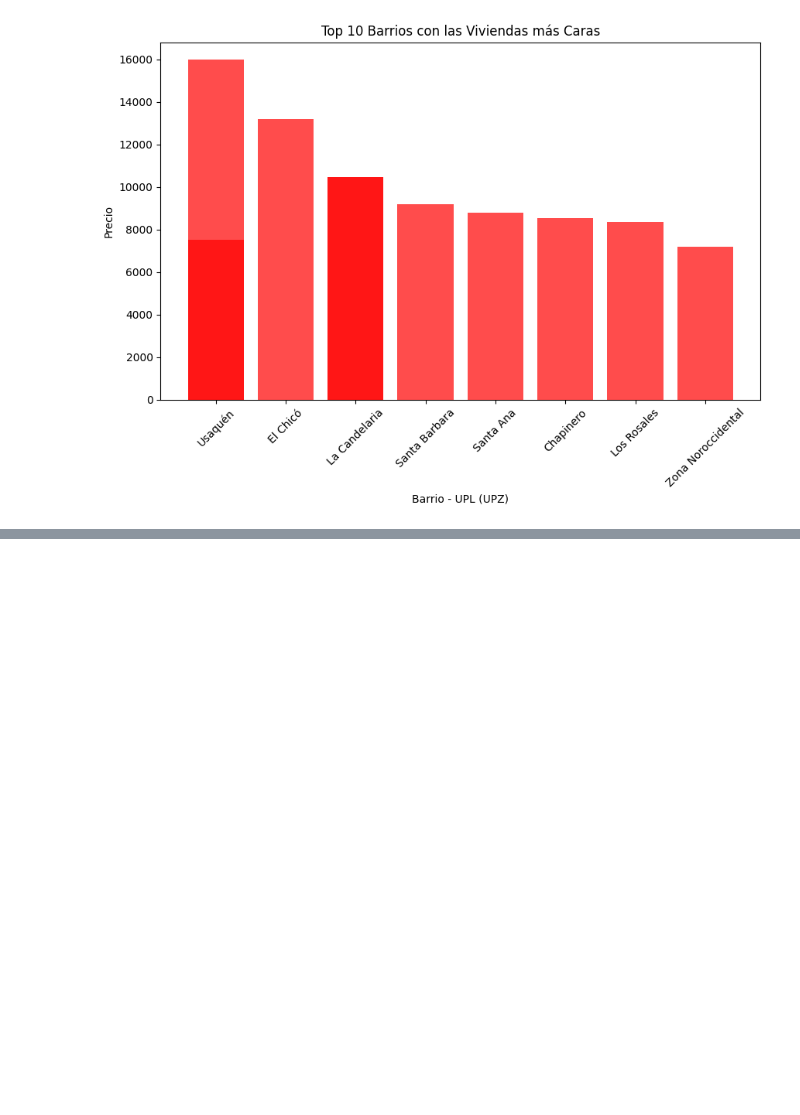
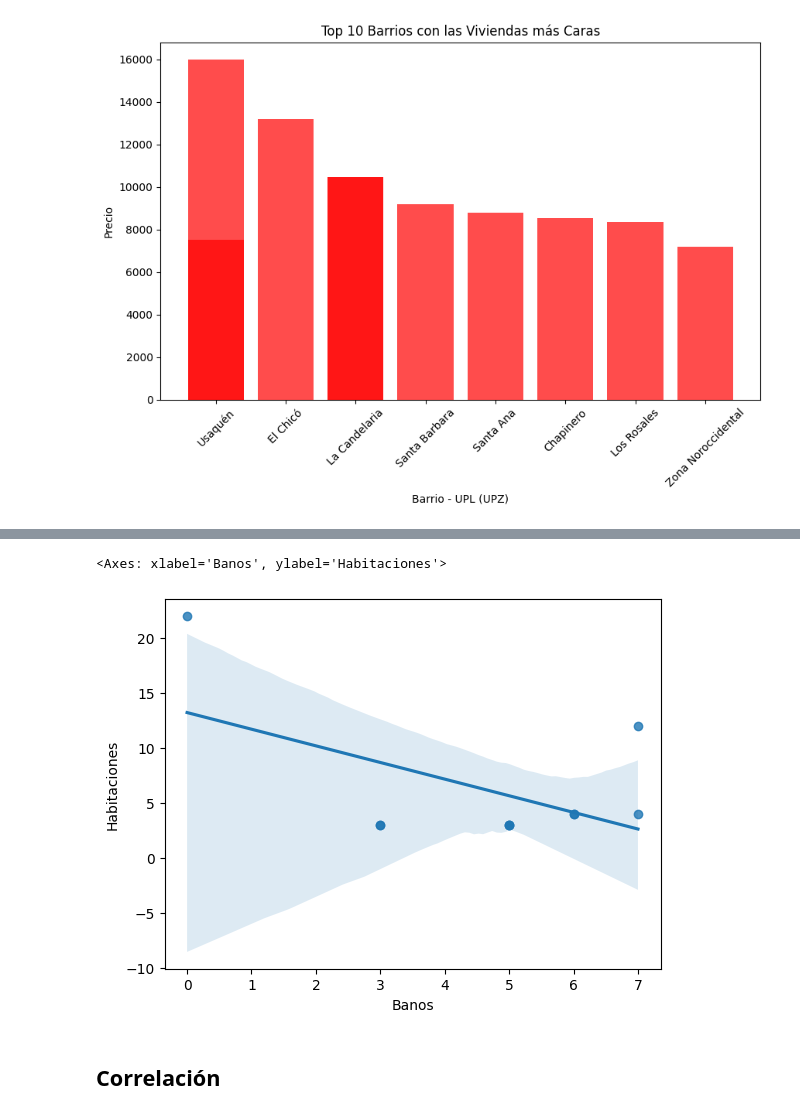
Before and after one commit to avanegasp/Proyecto_Final_Ucataluna, a Jupyter notebook: Proyecto_Final_UCataluña.ipynb, the cells around one changed output, grey strips where cells are left out. Cells and saved outputs as stored; diff of their text form; code cells hidden in the pictures; blank space fills up the shorter version.

```diff
--- a/Proyecto_Final_UCataluña.ipynb
+++ b/Proyecto_Final_UCataluña.ipynb
@@ -567,9 +569,10 @@ Name: Precio, dtype: float64
 viviendas_ordenadas = viviendas_4.sort_values(by='Precio', ascending=False)
 
 # Agrupa por 'Barrio' y selecciona los 10 primeros registros con los precios más altos en cada barrio
-top_10_barrios_caros = viviendas_ordenadas.groupby('Barrio').head(10)
+top_10_barrios_caros = viviendas_ordenadas.groupby('Barrio').head(20)
 
-top_expensive = pd.DataFrame(top_10_barrios_caros[['Barrio', 'UPL', 'Precio']]).head(10)
+top_expensive = pd.DataFrame(top_10_barrios_caros[['Barrio', 'UPL',
+                                               'Precio']]).head(10)
 
 top_expensive
 # %% [output]
@@ -595,3 +598,10 @@ plt.xticks(rotation=45)
 plt.show()
 # %% [output]
 [figure]
+# %%
+#Todas las caracteristicas
+characteristic_exp = top_10_barrios_caros[['Barrio', 'UPL',
+                                               'Precio', 'Banos',
+                                               'Descripcion','Area_m2',
+                                               'Tipo', 'Habitaciones']].head(10)
+characteristic_exp
@@ -597,0 +622,7 @@ plt.show()
+# %%
+sns.regplot(x=characteristic_exp["Banos"], y=characteristic_exp["Habitaciones"])
+# %% [output]
+<Axes: xlabel='Banos', ylabel='Habitaciones'>
+[figure, added]
+# %% [markdown]
+## Correlación
```
Also changed, not shown: parts of 26 cells of this notebook.
